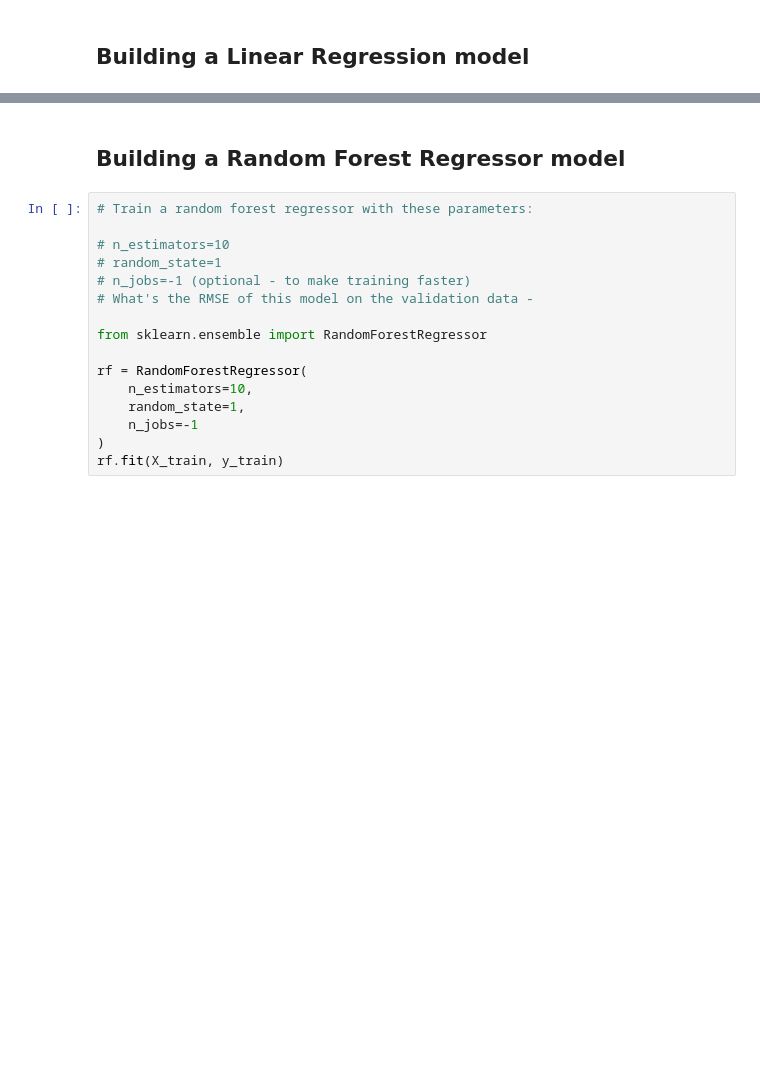
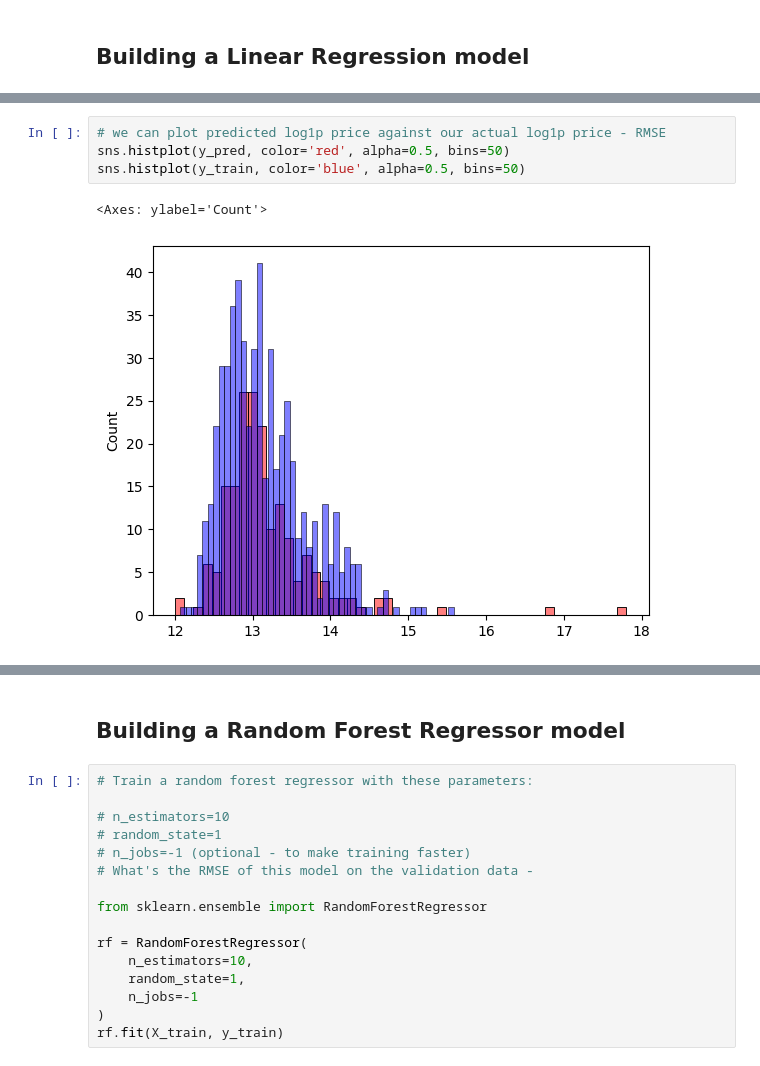
Before and after one commit to denis911/amsterdam-housing-price-prediction, a Jupyter notebook: Data prep.ipynb, the cells around one changed output, grey strips where cells are left out. Drawn from its saved outputs; the diff is of its cells as text; blank space fills up the shorter version.

```diff
--- a/Data prep.ipynb
+++ b/Data prep.ipynb
@@ -211,0 +235,7 @@ Validation RMSE: 346291.1857346974
+# %%
+# we can plot predicted log1p price against our actual log1p price - RMSE
+sns.histplot(y_pred, color='red', alpha=0.5, bins=50)
+sns.histplot(y_train, color='blue', alpha=0.5, bins=50)
+# %% [output]
+<Axes: ylabel='Count'>
+[figure, added]
```
Also changed, not shown: parts of 47 cells of this notebook.
